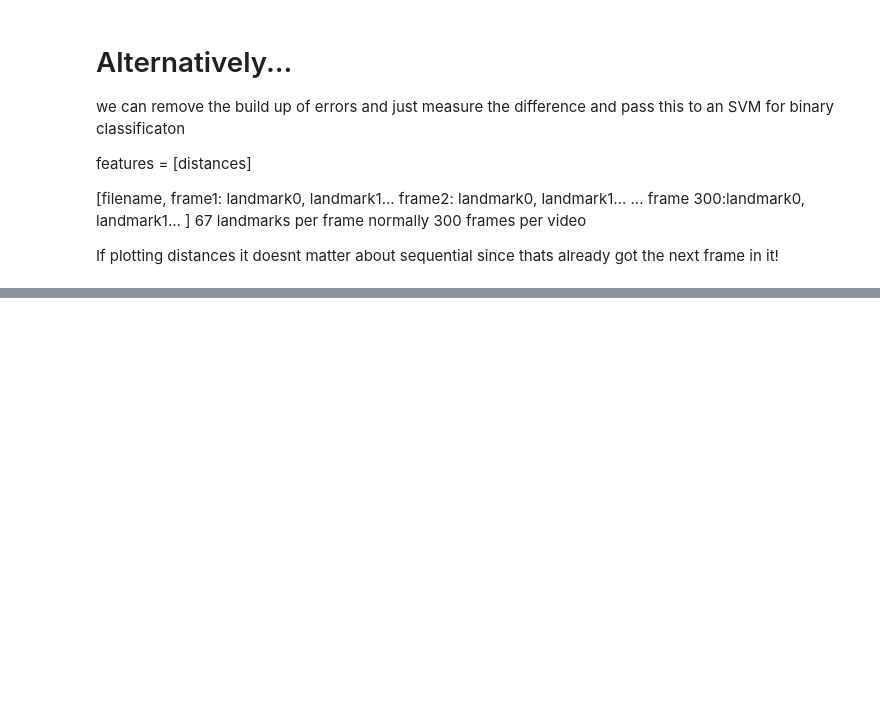
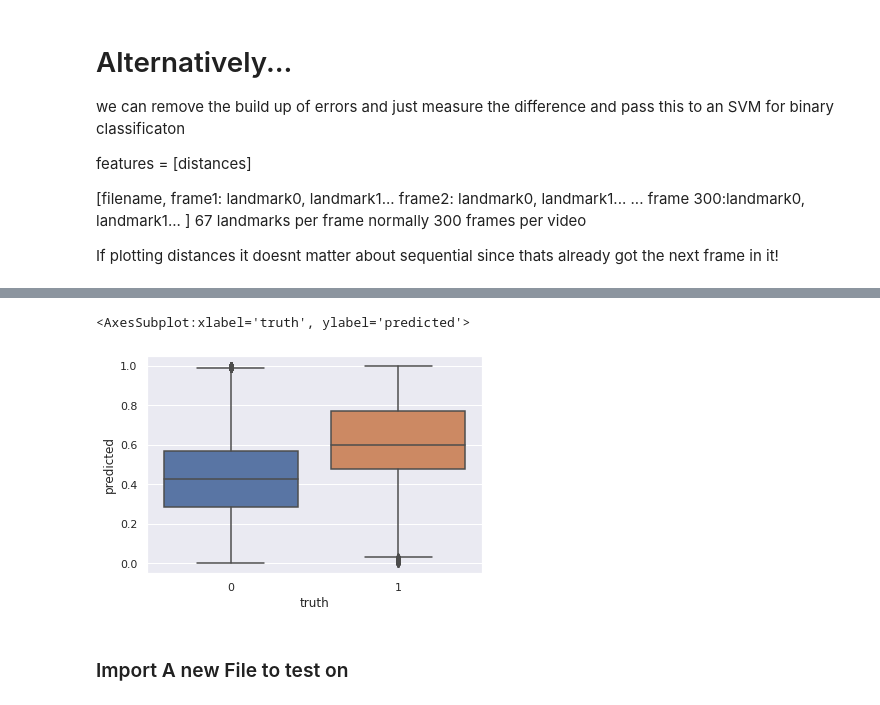
Before and after one commit to kyralmozley/DeepfakePrediction, a Jupyter notebook: explore_data.ipynb, the cells around one changed output, grey strips where cells are left out. Saved outputs shown, nothing was run; the diff lists cells and outputs as text; code cells hidden in the pictures; blank space fills up the shorter version.

Commit message:
basic_model

```diff
--- a/explore_data.ipynb
+++ b/explore_data.ipynb
@@ -765,0 +807,18 @@ X_val, X_test, y_val, y_test = train_test_split(X_test, y_test, test_size=0.5, r
+# %%
+input_shape = (feature_vector_length, )
+# %%
+model = Sequential()
+model.add(Dense(256, input_shape=input_shape, activation='relu'))
+model.add(Dense(128, activation='relu'))
+model.add(Dense(64, activation='relu'))
+model.add(Dropout(0.2))
+model.add(Dense(32, activation='relu'))
+model.add(Dropout(0.2))
+model.add(Dense(16, activation='relu'))
+model.add(Dropout(0.2))
+model.add(Dense(8, activation='relu'))
+model.add(Dropout(0.2))
+model.add(Dense(num_classes, activation='softmax'))
+
+model.compile(loss='MSE', optimizer='adam', metrics=['accuracy'])
+model.fit(X_train, Y_train, epochs=15, batch_size=64, verbose=1, validation_split=0.2)
@@ -765,0 +850,9 @@ X_val, X_test, y_val, y_test = train_test_split(X_test, y_test, test_size=0.5, r
+# %%
+predicted = model.predict(X_val)
+# %%
+prediction = pd.DataFrame({'predicted': predicted[:,1], 'truth' : y_val})
+# %%
+sns.boxplot(data = prediction, x='truth', y='predicted')
+# %% [output]
+<AxesSubplot:xlabel='truth', ylabel='predicted'>
+[figure, added]
@@ -765,0 +864,2 @@ X_val, X_test, y_val, y_test = train_test_split(X_test, y_test, test_size=0.5, r
+# %% [markdown]
+### Import A new File to test on
```
Also changed, not shown: parts of 85 cells of this notebook, 3 other files.
